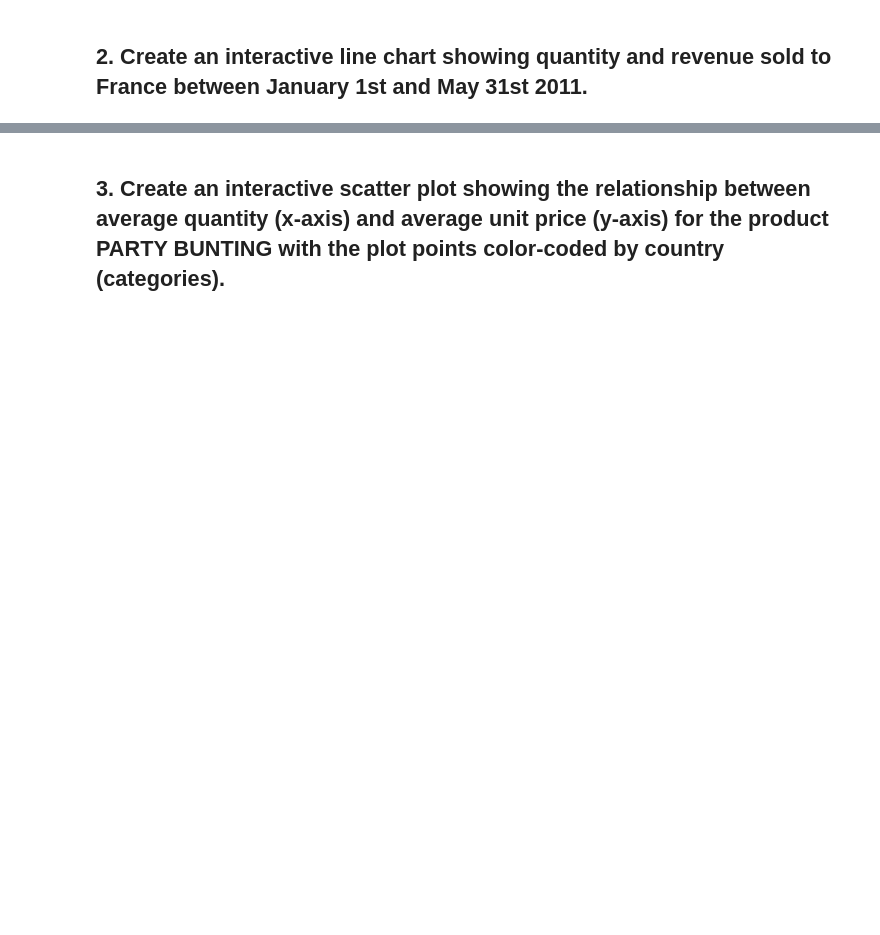
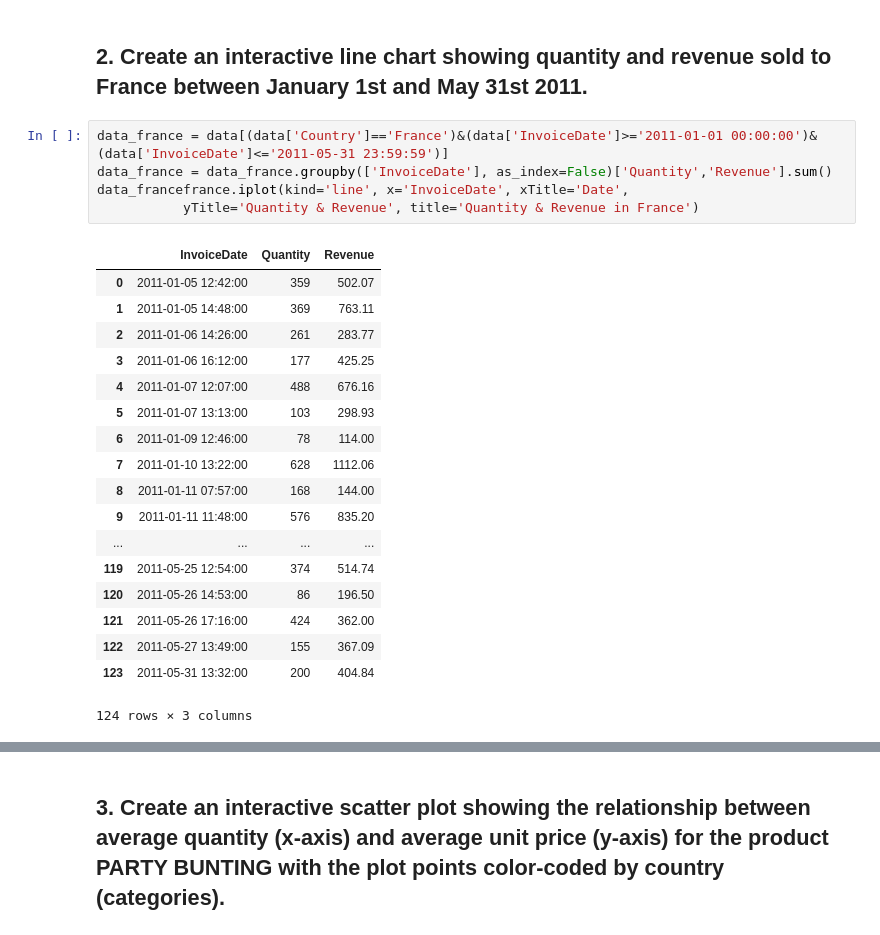
Before and after one commit to ta-datapt-bcn/lab-interactive-visualization, a Jupyter notebook: your-code/main.ipynb, the cells around one changed output, grey strips where cells are left out. Saved outputs shown, nothing was run; the diff lists cells and outputs as text; blank space fills up the shorter version.

```diff
--- a/your-code/main.ipynb
+++ b/your-code/main.ipynb
@@ -19,2 +54,26 @@ data = pd.read_excel('../data/Online Retail.xlsx')
 # %% [markdown]
 ## 2. Create an interactive line chart showing quantity and revenue sold to France between January 1st and May 31st 2011.
+# %%
+data_france = data[(data['Country']=='France')&(data['InvoiceDate']>='2011-01-01 00:00:00')&(data['InvoiceDate']<='2011-05-31 23:59:59')]
+data_france = data_france.groupby(['InvoiceDate'], as_index=False)['Quantity','Revenue'].sum()
+data_francefrance.iplot(kind='line', x='InvoiceDate', xTitle='Date',
+           yTitle='Quantity & Revenue', title='Quantity & Revenue in France')
+# %% [output]
+|  | InvoiceDate | Quantity | Revenue |
+| 0 | 2011-01-05 12:42:00 | 359 | 502.07 |
+| 1 | 2011-01-05 14:48:00 | 369 | 763.11 |
+| 2 | 2011-01-06 14:26:00 | 261 | 283.77 |
+| 3 | 2011-01-06 16:12:00 | 177 | 425.25 |
+| 4 | 2011-01-07 12:07:00 | 488 | 676.16 |
+| 5 | 2011-01-07 13:13:00 | 103 | 298.93 |
+| 6 | 2011-01-09 12:46:00 | 78 | 114.00 |
+| 7 | 2011-01-10 13:22:00 | 628 | 1112.06 |
+| 8 | 2011-01-11 07:57:00 | 168 | 144.00 |
+| 9 | 2011-01-11 11:48:00 | 576 | 835.20 |
+| ... | ... | ... | ... |
+| 119 | 2011-05-25 12:54:00 | 374 | 514.74 |
+| 120 | 2011-05-26 14:53:00 | 86 | 196.50 |
+| 121 | 2011-05-26 17:16:00 | 424 | 362.00 |
+| 122 | 2011-05-27 13:49:00 | 155 | 367.09 |
+| 123 | 2011-05-31 13:32:00 | 200 | 404.84 |
+124 rows × 3 columns
```
Also changed, not shown: parts of 10 cells of this notebook.
